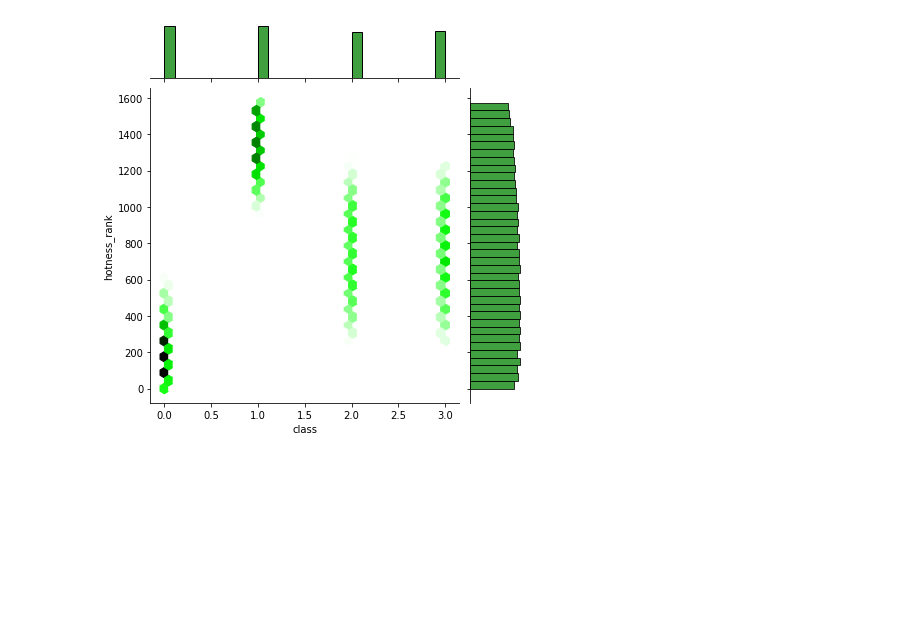
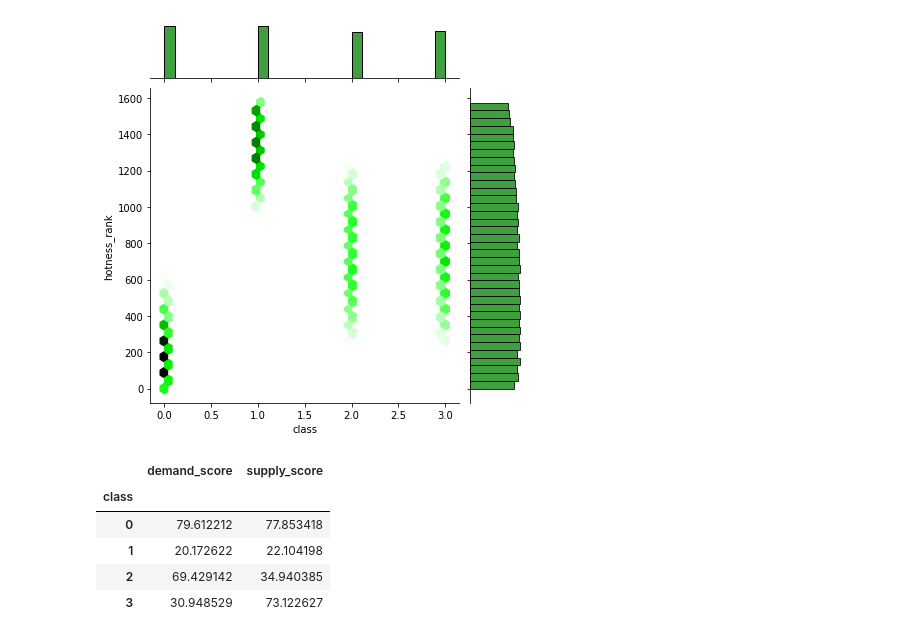
Before and after one commit to sjpozzuoli/Daves_Eagles, a Jupyter notebook: unsupervised_analysis_group_project.ipynb, the cells around one changed output. Drawn from its saved outputs; the diff is of its cells as text; code cells hidden in the pictures; blank space fills up the shorter version.

```diff
--- a/unsupervised_analysis_group_project.ipynb
+++ b/unsupervised_analysis_group_project.ipynb
@@ -370,3 +364,12 @@ sns.jointplot(x='class', y='hotness_rank', data=data_clusters, kind='hex', color
 # %% [output]
 <seaborn.axisgrid.JointGrid at 0x...>
 [figure]
+# %%
+data_clusters.pivot_table(['supply_score', 'demand_score'], ['class'], aggfunc='mean')
+# %% [output]
+|  | demand_score | supply_score |
+| class |  |  |
+| 0 | 79.612212 | 77.853418 |
+| 1 | 20.172622 | 22.104198 |
+| 2 | 69.429142 | 34.940385 |
+| 3 | 30.948529 | 73.122627 |
```
Also changed, not shown: parts of 2 cells of this notebook.
